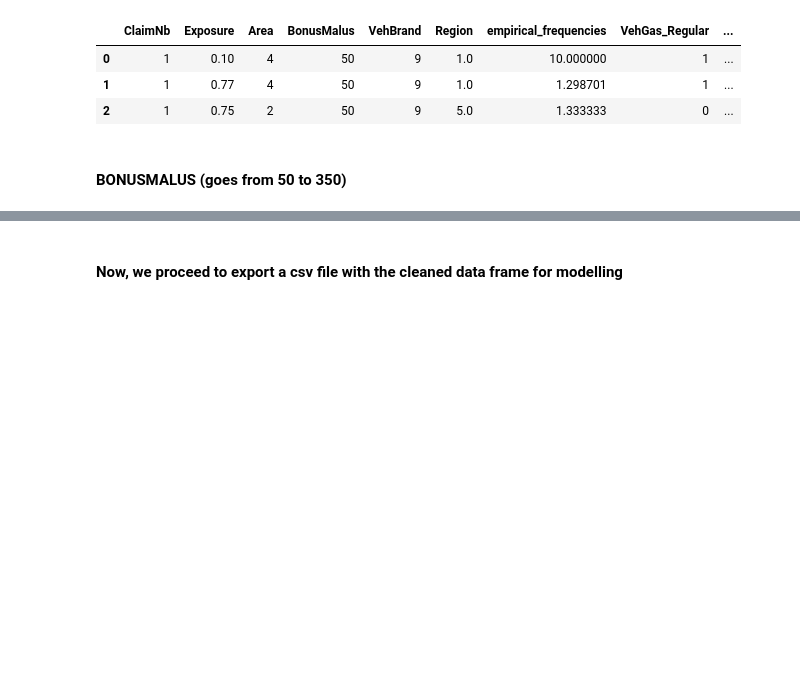
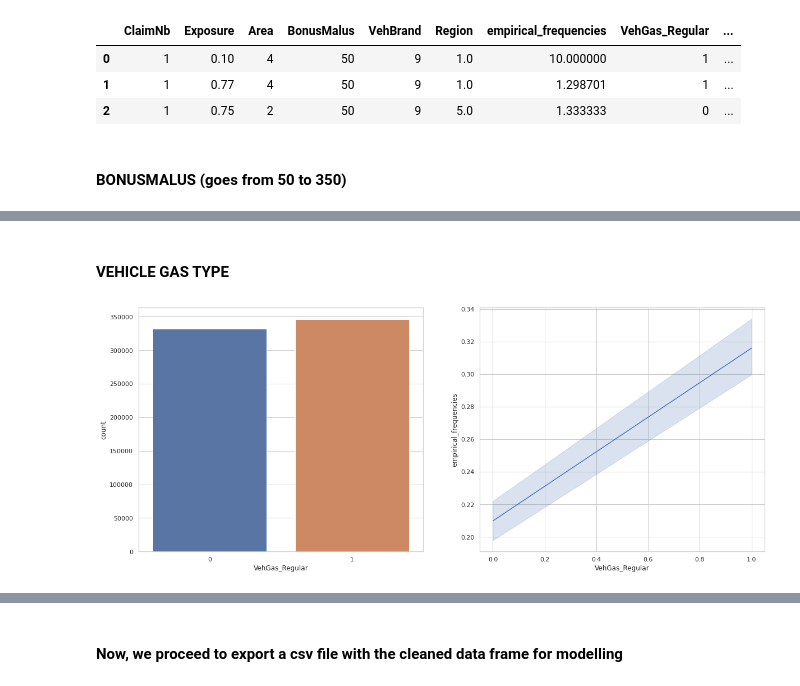
Before and after one commit to JulianTrufero/Claims-Frequency-Predicitons, a Jupyter notebook: Notebooks/claims_data.ipynb, the cells around one changed output, grey strips where cells are left out. Cells and saved outputs as stored; diff of their text form; code cells hidden in the pictures; blank space fills up the shorter version.

```diff
--- a/Notebooks/claims_data.ipynb
+++ b/Notebooks/claims_data.ipynb
@@ -381,0 +428,9 @@ claimsdf.head(3)
+# %% [markdown]
+#### VEHICLE GAS TYPE
+# %%
+fig, axs = plt.subplots(nrows=1, ncols=2, figsize=(20, 8))
+sns.countplot(x=claimsdf.VehGas_Regular, ax=axs[0])
+sns.lineplot(data=claimsdf, x=claimsdf.VehGas_Regular, y=claimsdf.empirical_frequencies, ax=axs[1])
+fig.savefig("gas_counts_empfreq.png");
+# %% [output]
+[figure, added]
```
Also changed, not shown: parts of 32 cells of this notebook, 12 other files.
